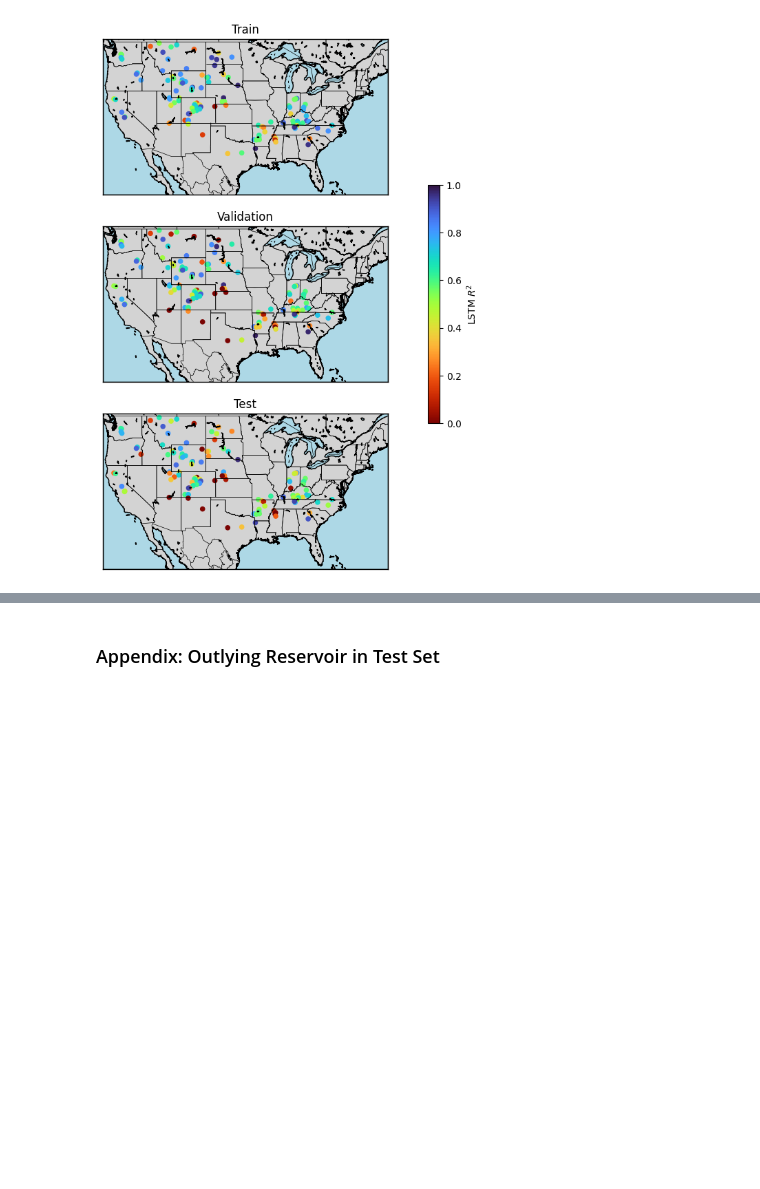
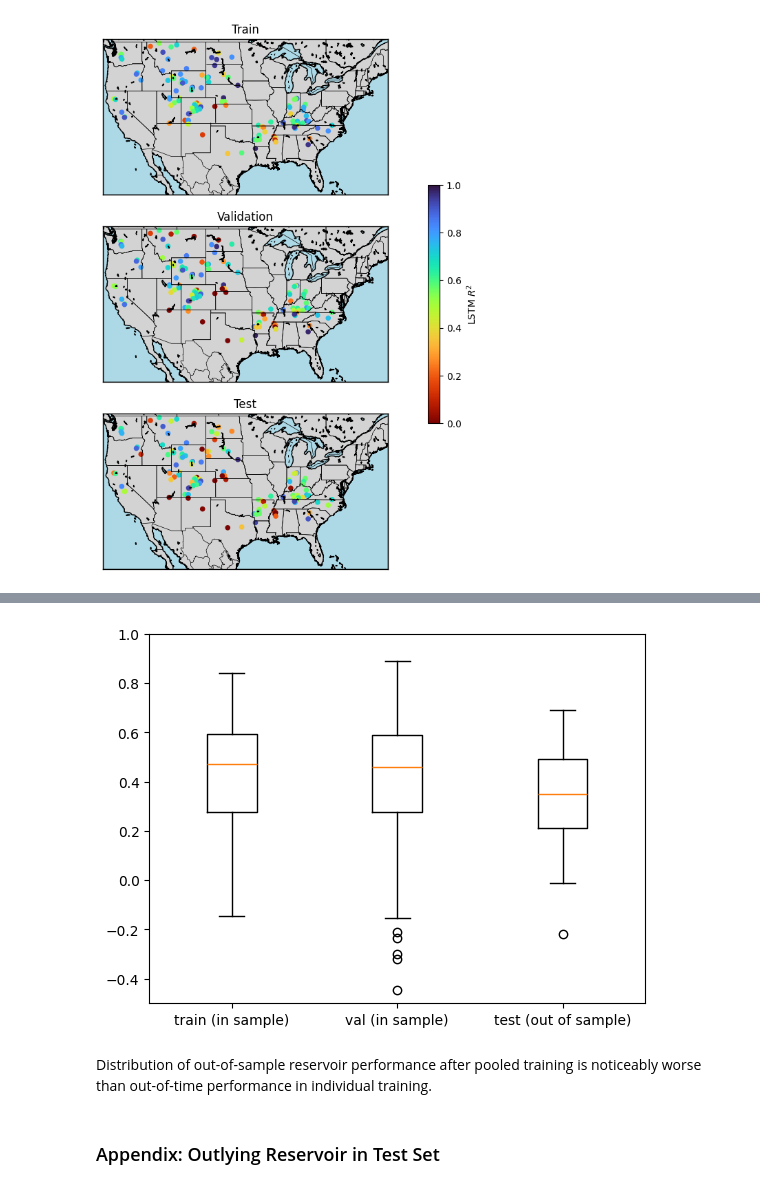
Before and after one commit to Matt2371/DL-reservoir-modeling, a Jupyter notebook: experiments/10d_resops_evaluate.ipynb, the cells around one changed output, grey strips where cells are left out. Saved outputs shown, nothing was run; the diff lists cells and outputs as text; code cells hidden in the pictures; blank space fills up the shorter version.

Commit message:
Pooled training
- Added simultaneous pooled training to experiment 10c
- Evaluated pooled training in experiment 10d

```diff
--- a/experiments/10c_resops_evaluate.ipynb
+++ b/experiments/10d_resops_evaluate.ipynb
@@ -604,3 +607,20 @@ plt.show()
+# %%
+# Read data
+in_sample_r2 = pd.read_csv('report/results/resops_training/resops_oos_in_sample_train_val.csv', index_col=0)
+out_of_sample_r2 = pd.read_csv('report/results/resops_training/resops_oos_out_of_sample_test.csv', index_col=0)
+# %%
+fig, ax = plt.subplots()
+ax.boxplot([in_sample_r2['train'],
+            in_sample_r2['val'],
+            out_of_sample_r2.values.flatten()], labels=['train (in sample)',
+                                       'val (in sample)',
+                                       'test (out of sample)'])
+ax.set_ylim(-0.5, 1)
+plt.show()
+# %% [output]
+[figure, added]
+# %% [markdown]
+Distribution of out-of-sample reservoir performance after pooled training is noticeably worse than out-of-time performance in individual training.
 # %% [markdown]
 ### Appendix: Outlying Reservoir in Test Set
 # %%
```
Also changed, not shown: parts of 1 cell of this notebook, 5 other files.
